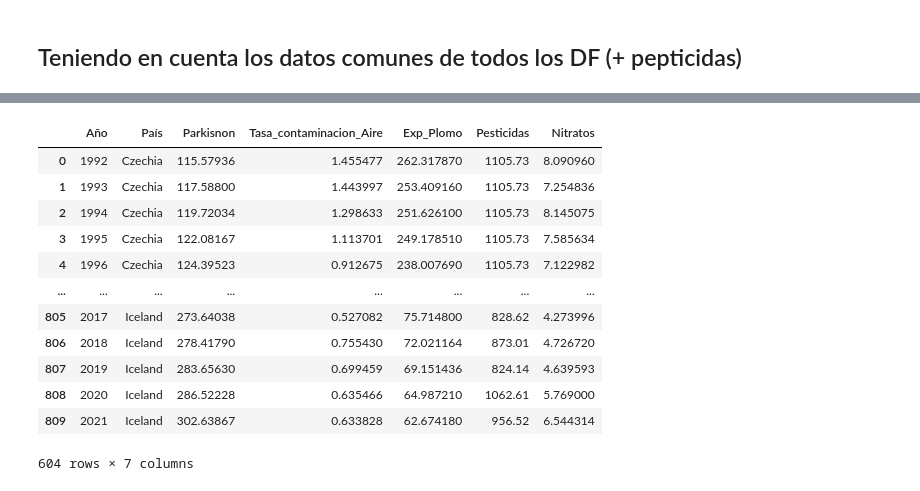
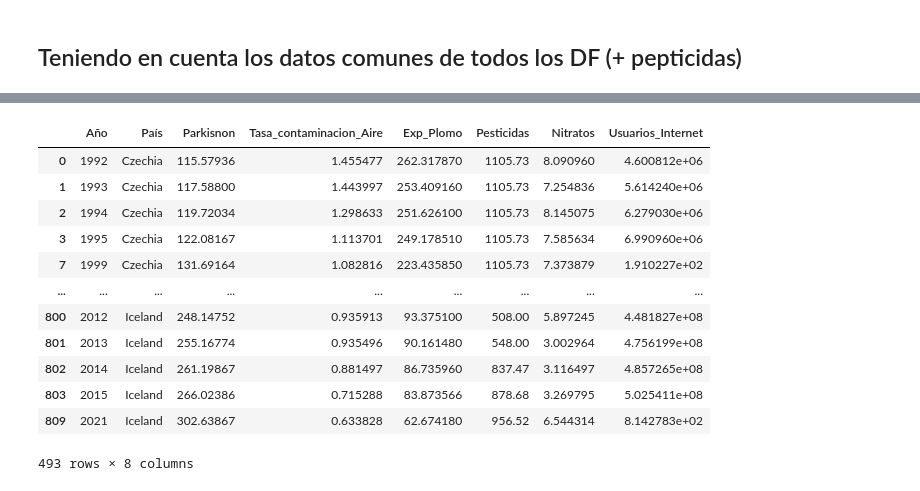
Before and after one commit to Lorenacalvoperez/Trabajo-Fin-de-Grado, a Jupyter notebook: SCRIPTS/DataFrames.ipynb, the cells around one changed output, grey strips where cells are left out. Saved outputs shown, nothing was run; the diff lists cells and outputs as text; code cells hidden in the pictures.

Commit message:
Procesamiento y creacion del dataframe de la varibale no relacionada con el parkinson

```diff
--- a/SCRIPTS/DataFrames.ipynb
+++ b/SCRIPTS/DataFrames.ipynb
@@ -483,20 +608,20 @@ display(df_merged_inner_prueba)
 # %%
 # Después de hacer el merge, puedes eliminar las filas con NaN en 'Nitratos'
-df_merged_final =df_merged_inner_prueba.dropna(subset=['Nitratos'])
+df_merged_final =df_merged_inner_prueba.dropna()
 
 # Verifica los resultados
 display(df_merged_final)
 # %% [output]
-|  | Año | País | Parkisnon | Tasa_contaminacion_Aire | Exp_Plomo | Pesticidas | Nitratos |
-| 0 | 1992 | Czechia | 115.57936 | 1.455477 | 262.317870 | 1105.73 | 8.090960 |
-| 1 | 1993 | Czechia | 117.58800 | 1.443997 | 253.409160 | 1105.73 | 7.254836 |
-| 2 | 1994 | Czechia | 119.72034 | 1.298633 | 251.626100 | 1105.73 | 8.145075 |
-| 3 | 1995 | Czechia | 122.08167 | 1.113701 | 249.178510 | 1105.73 | 7.585634 |
-| 4 | 1996 | Czechia | 124.39523 | 0.912675 | 238.007690 | 1105.73 | 7.122982 |
-| ... | ... | ... | ... | ... | ... | ... | ... |
-| 805 | 2017 | Iceland | 273.64038 | 0.527082 | 75.714800 | 828.62 | 4.273996 |
-| 806 | 2018 | Iceland | 278.41790 | 0.755430 | 72.021164 | 873.01 | 4.726720 |
-| 807 | 2019 | Iceland | 283.65630 | 0.699459 | 69.151436 | 824.14 | 4.639593 |
-| 808 | 2020 | Iceland | 286.52228 | 0.635466 | 64.987210 | 1062.61 | 5.769000 |
-| 809 | 2021 | Iceland | 302.63867 | 0.633828 | 62.674180 | 956.52 | 6.544314 |
+|  | Año | País | Parkisnon | Tasa_contaminacion_Aire | Exp_Plomo | Pesticidas | Nitratos | Usuarios_Internet |
+| 0 | 1992 | Czechia | 115.57936 | 1.455477 | 262.317870 | 1105.73 | 8.090960 | 4.600812e+06 |
+| 1 | 1993 | Czechia | 117.58800 | 1.443997 | 253.409160 | 1105.73 | 7.254836 | 5.614240e+06 |
+| 2 | 1994 | Czechia | 119.72034 | 1.298633 | 251.626100 | 1105.73 | 8.145075 | 6.279030e+06 |
+| 3 | 1995 | Czechia | 122.08167 | 1.113701 | 249.178510 | 1105.73 | 7.585634 | 6.990960e+06 |
+| 7 | 1999 | Czechia | 131.69164 | 1.082816 | 223.435850 | 1105.73 | 7.373879 | 1.910227e+02 |
+| ... | ... | ... | ... | ... | ... | ... | ... | ... |
+| 800 | 2012 | Iceland | 248.14752 | 0.935913 | 93.375100 | 508.00 | 5.897245 | 4.481827e+08 |
+| 801 | 2013 | Iceland | 255.16774 | 0.935496 | 90.161480 | 548.00 | 3.002964 | 4.756199e+08 |
+| 802 | 2014 | Iceland | 261.19867 | 0.881497 | 86.735960 | 837.47 | 3.116497 | 4.857265e+08 |
+| 803 | 2015 | Iceland | 266.02386 | 0.715288 | 83.873566 | 878.68 | 3.269795 | 5.025411e+08 |
+| 809 | 2021 | Iceland | 302.63867 | 0.633828 | 62.674180 | 956.52 | 6.544314 | 8.142783e+02 |
-604 rows × 7 columns
+493 rows × 8 columns
```
Also changed, not shown: parts of 7 cells of this notebook.
